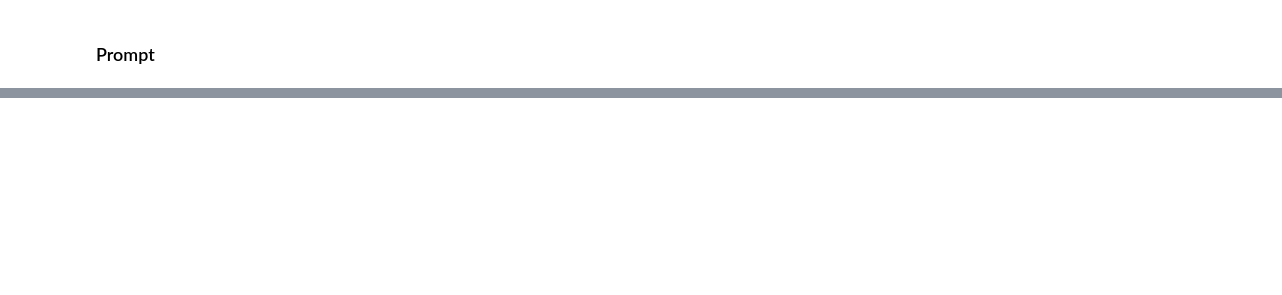
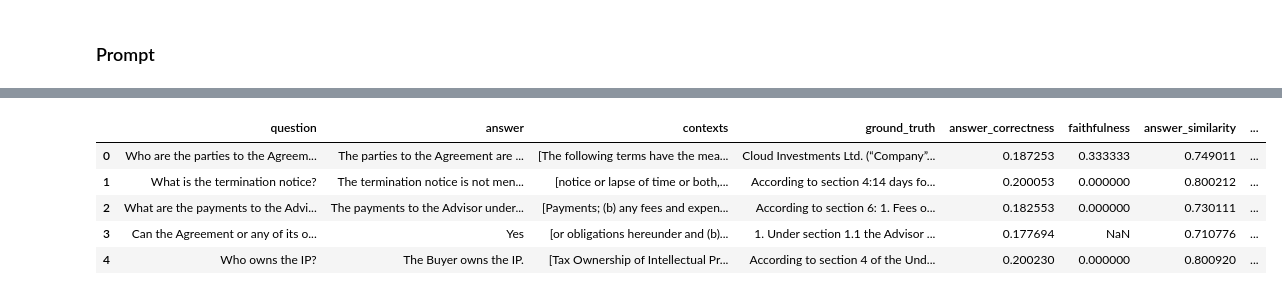
Before and after one commit to hillaryke/contract-qa-high-precision-rag, a Jupyter notebook: notebooks/rag_pipeline.ipynb, the cells around one changed output, grey strips where cells are left out. Drawn from its saved outputs; the diff is of its cells as text; code cells hidden in the pictures; blank space fills up the shorter version.

Commit message:
setup ragas and evaluate RAG

```diff
--- a/notebooks/rag_pipeline.ipynb
+++ b/notebooks/rag_pipeline.ipynb
@@ -27,5 +15,5 @@ Split 1 documents into 1999 chunks.
 # %%
-similarity_threshold = 0.5
+similarity_threshold = 0.7
 similarity_count = 5
 retriever = vectorstore.as_retriever(search_type="similarity_score_threshold",
                                       search_kwargs={'score_threshold': similarity_threshold,
@@ -94,0 +56,5 @@ answer
+# %%
+from src.utils import extract_qa_pairs_to_df
+
+file_path = "data/evaluation_sets/Robinson Q&A.docx"  # Replace with your actual file path
+df = extract_qa_pairs_to_df(file_path)
@@ -94,0 +72,3 @@ answer
+# %%
+questions = df["question"].tolist()
+ground_truths = df["ground_truths"].tolist()
@@ -94,0 +120,33 @@ answer
+# %%
+from ragas import evaluate
+from ragas.metrics import (
+    answer_correctness,
+    faithfulness,
+    answer_similarity,
+    context_precision,
+    context_utilization,
+    context_recall,
+    context_relevancy,
+    answer_relevancy,
+    context_entity_recall,
+)
+
+
+# evaluating dataest on listed metrics
+result = evaluate(
+    dataset=dataset,
+    metrics=[
+        answer_correctness,
+        faithfulness,
+        answer_similarity,
+        context_precision,
+        context_utilization,
+        context_recall,
+        context_relevancy,
+        answer_relevancy,
+        context_entity_recall,
+    ],
+)
+
+
+df = result.to_pandas()
@@ -94,0 +171,9 @@ answer
+# %%
+df.head()
+# %% [output]
+|  | question | answer | contexts | ground_truth | answer_correctness | faithfulness | answer_similarity | ... |
+| 0 | Who are the parties to the Agreem... | The parties to the Agreement are ... | [The following terms have the mea... | Cloud Investments Ltd. (“Company”... | 0.187253 | 0.333333 | 0.749011 | ... |
+| 1 | What is the termination notice? | The termination notice is not men... | [notice or lapse of time or both,... | According to section 4:14 days fo... | 0.200053 | 0.000000 | 0.800212 | ... |
+| 2 | What are the payments to the Advi... | The payments to the Advisor under... | [Payments; (b) any fees and expen... | According to section 6: 1. Fees o... | 0.182553 | 0.000000 | 0.730111 | ... |
+| 3 | Can the Agreement or any of its o... | Yes | [or obligations hereunder and (b)... | 1. Under section 1.1 the Advisor ... | 0.177694 | NaN | 0.710776 | ... |
+| 4 | Who owns the IP? | The Buyer owns the IP. | [Tax Ownership of Intellectual Pr... | According to section 4 of the Und... | 0.200230 | 0.000000 | 0.800920 | ... |
```
Also changed, not shown: parts of 13 cells of this notebook, 6 other files.
